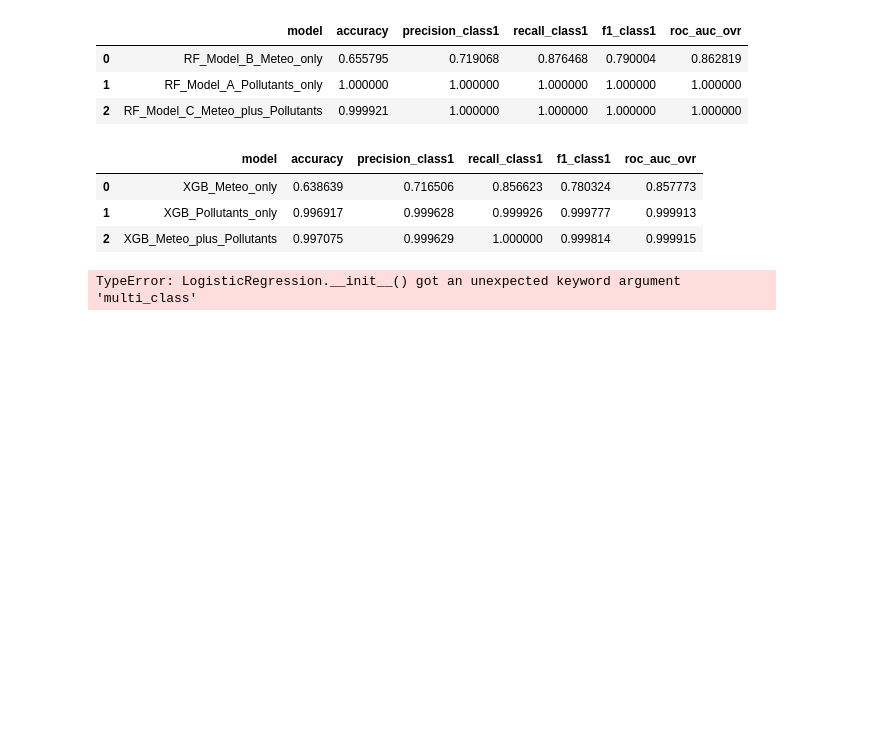
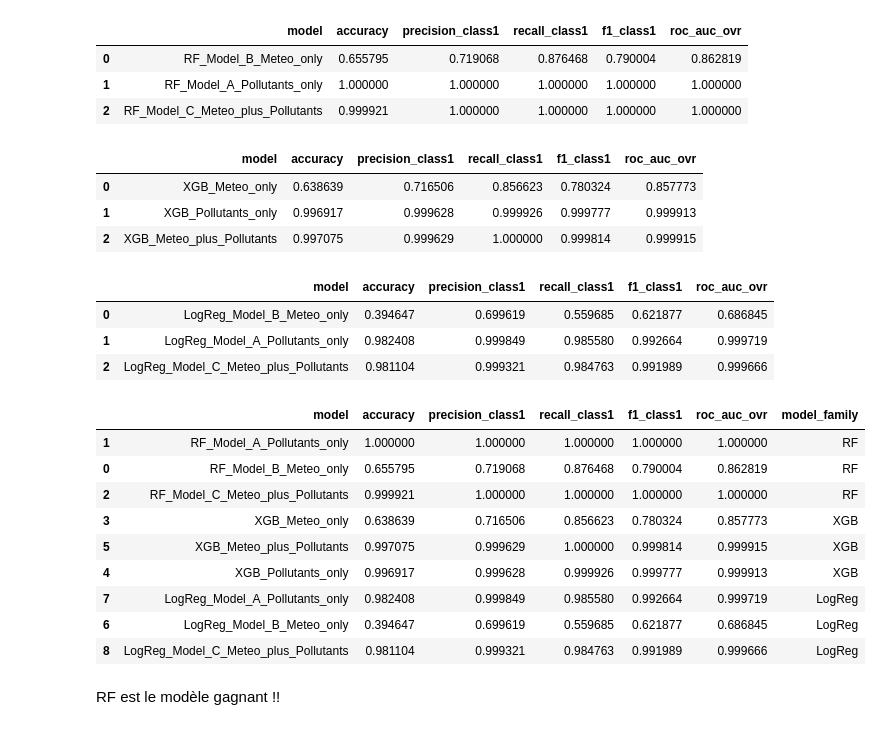
Before and after one commit to leagravellard/Memoire, a Jupyter notebook: notebooks/01_exploration.ipynb, the cells around one changed output. Saved outputs shown, nothing was run; the diff lists cells and outputs as text; code cells hidden in the pictures; blank space fills up the shorter version.

```diff
--- a/notebooks/01_exploration.ipynb
+++ b/notebooks/01_exploration.ipynb
@@ -907,16 +907,16 @@ results_xgb_df
 | 1 | XGB_Pollutants_only | 0.996917 | 0.999628 | 0.999926 | 0.999777 | 0.999913 |
 | 2 | XGB_Meteo_plus_Pollutants | 0.997075 | 0.999629 | 1.000000 | 0.999814 | 0.999915 |
 # %%
-
+import numpy as np
+import pandas as pd
 
 from sklearn.pipeline import Pipeline
 from sklearn.preprocessing import StandardScaler
 from sklearn.linear_model import LogisticRegression
-
 from sklearn.metrics import accuracy_score, precision_score, recall_score, f1_score, roc_auc_score
 
 def train_and_eval_logreg_metrics(model_name, X_train, y_train, X_test, y_test, params):
-    # labels 1..6
+
     y_train = y_train.astype(int)
     y_test  = y_test.astype(int)
 
@@ -928,7 +928,7 @@ def train_and_eval_logreg_metrics(model_name, X_train, y_train, X_test, y_test,
     model.fit(X_train, y_train)
 
     y_pred = model.predict(X_test)
-    y_proba = model.predict_proba(X_test)  # (n_samples, n_classes)
+    y_proba = model.predict_proba(X_test)
 
     # Accuracy
     acc = accuracy_score(y_test, y_pred)
@@ -942,7 +942,7 @@ def train_and_eval_logreg_metrics(model_name, X_train, y_train, X_test, y_test,
     f1_1        = f1_score(y_test_bin, y_pred_bin, zero_division=0)
 
     # ROC-AUC multiclass OVR
-    class_labels = list(model.named_steps["clf"].classes_)  # ex: [1,2,3,4,5,6]
+    class_labels = list(model.named_steps["clf"].classes_)
     roc_auc = roc_auc_score(y_test, y_proba, multi_class="ovr", labels=class_labels)
 
     return {
@@ -954,16 +954,14 @@ def train_and_eval_logreg_metrics(model_name, X_train, y_train, X_test, y_test,
         "roc_auc_ovr": roc_auc
     }
 
-# Params LogReg (baseline)
+# Params corrigés
 logreg_params = {
     "max_iter": 3000,
     "C": 1.0,
     "solver": "lbfgs",
-    "multi_class": "multinomial",
     "class_weight": "balanced"
 }
 
-# 3 modèles (feature sets)
 results_logreg = []
 results_logreg.append(train_and_eval_logreg_metrics("LogReg_Model_B_Meteo_only", X_train_meteo, y_train, X_test_meteo, y_test, logreg_params))
 results_logreg.append(train_and_eval_logreg_metrics("LogReg_Model_A_Pollutants_only", X_train_poll, y_train, X_test_poll, y_test, logreg_params))
@@ -972,4 +970,28 @@ results_logreg.append(train_and_eval_logreg_metrics("LogReg_Model_C_Meteo_plus_P
 results_logreg_df = pd.DataFrame(results_logreg)
 results_logreg_df
 # %% [output]
-TypeError: LogisticRegression.__init__() got an unexpected keyword argument 'multi_class'
+|  | model | accuracy | precision_class1 | recall_class1 | f1_class1 | roc_auc_ovr |
+| 0 | LogReg_Model_B_Meteo_only | 0.394647 | 0.699619 | 0.559685 | 0.621877 | 0.686845 |
+| 1 | LogReg_Model_A_Pollutants_only | 0.982408 | 0.999849 | 0.985580 | 0.992664 | 0.999719 |
+| 2 | LogReg_Model_C_Meteo_plus_Pollutants | 0.981104 | 0.999321 | 0.984763 | 0.991989 | 0.999666 |
+# %%
+order = ["RF", "XGB", "LogReg"]
+
+all_results["model_family"] = all_results["model"].apply(lambda x: x.split("_")[0])
+all_results["model_family"] = pd.Categorical(all_results["model_family"], categories=order, ordered=True)
+
+all_results_sorted = all_results.sort_values(["model_family", "model"])
+all_results_sorted
+# %% [output]
+|  | model | accuracy | precision_class1 | recall_class1 | f1_class1 | roc_auc_ovr | model_family |
+| 1 | RF_Model_A_Pollutants_only | 1.000000 | 1.000000 | 1.000000 | 1.000000 | 1.000000 | RF |
+| 0 | RF_Model_B_Meteo_only | 0.655795 | 0.719068 | 0.876468 | 0.790004 | 0.862819 | RF |
+| 2 | RF_Model_C_Meteo_plus_Pollutants | 0.999921 | 1.000000 | 1.000000 | 1.000000 | 1.000000 | RF |
+| 3 | XGB_Meteo_only | 0.638639 | 0.716506 | 0.856623 | 0.780324 | 0.857773 | XGB |
+| 5 | XGB_Meteo_plus_Pollutants | 0.997075 | 0.999629 | 1.000000 | 0.999814 | 0.999915 | XGB |
+| 4 | XGB_Pollutants_only | 0.996917 | 0.999628 | 0.999926 | 0.999777 | 0.999913 | XGB |
+| 7 | LogReg_Model_A_Pollutants_only | 0.982408 | 0.999849 | 0.985580 | 0.992664 | 0.999719 | LogReg |
+| 6 | LogReg_Model_B_Meteo_only | 0.394647 | 0.699619 | 0.559685 | 0.621877 | 0.686845 | LogReg |
+| 8 | LogReg_Model_C_Meteo_plus_Pollutants | 0.981104 | 0.999321 | 0.984763 | 0.991989 | 0.999666 | LogReg |
+# %% [markdown]
+RF est le modèle gagnant !!
```
Also changed, not shown: parts of 5 cells of this notebook.
